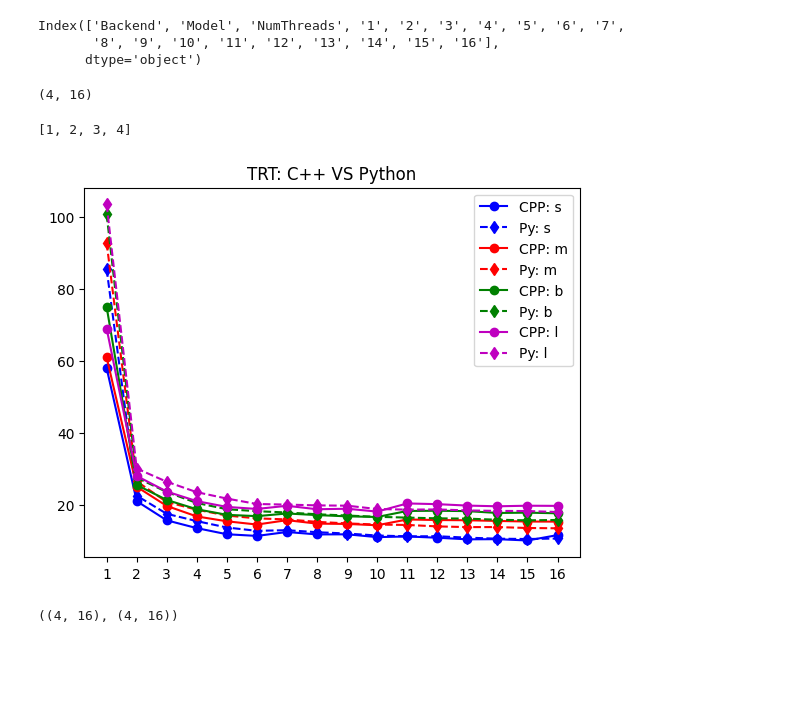
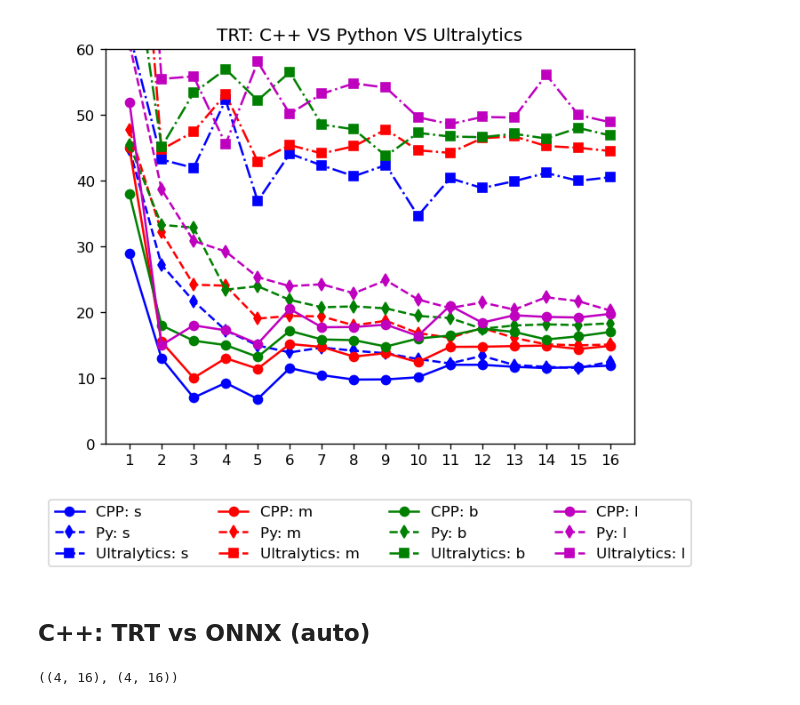
Before and after one commit to avyuga/TRT_vs_ONNX, a Jupyter notebook: analytics.ipynb, the cells around one changed output. Drawn from its saved outputs; the diff is of its cells as text; code cells hidden in the pictures; blank space fills up the shorter version.

Commit message:
updated results & added warmup

```diff
--- a/analytics.ipynb
+++ b/analytics.ipynb
@@ -4,4 +3,7 @@ import pandas as pd
 import matplotlib.pyplot as plt
 # %%
 cpp_data = pd.read_csv("cpp_result.csv")
-py_data = pd.read_csv("python_result.csv")
+py_data = pd.read_csv("python_result.csv", sep=",")
+
+ultralytics_data = pd.read_csv("ultralytics_result.csv")
+ultralytics = ultralytics_data.drop(["Backend", "Model", "NumThreads"], axis=1).to_numpy()
@@ -28,9 +15,3 @@ cpp_trt
-# %%
-cpp_data.columns
-# %% [output]
-Index(['Backend', 'Model', 'NumThreads', '1', '2', '3', '4', '5', '6', '7',
-       '8', '9', '10', '11', '12', '13', '14', '15', '16'],
-      dtype='object')
 # %%
-cpp_models = cpp_trt["Model"]
-cpp = cpp_trt.drop(["Backend", "Model", "NumThreads"], axis=1)
+cpp_trt = cpp_trt.drop(["Backend", "Model", "NumThreads"], axis=1).to_numpy()
+py_trt = py_trt.drop(["Backend", "Model", "NumThreads"], axis=1).to_numpy()
@@ -40,29 +18,24 @@ py = py_trt.drop(["Backend", "Model", "NumThreads"], axis=1)
-# %%
-cpp = cpp.to_numpy()
-py = py.to_numpy()
-
-cpp.shape
-# %% [output]
-(4, 16)
-# %%
-list(range(1, len(cpp[0])+1))
-# %% [output]
-[1, 2, 3, 4]
 # %%
 colors = ["b", "r", "g", "m"]
 labels = ["s", "m", "b", "l"]
-ticks = list(range(1, cpp.shape[1]+1))
+
+ticks = list(range(1, cpp_trt.shape[1]+1))
 for j, (c, lbl) in enumerate(zip(colors, labels)):
-    plt.plot(ticks, cpp[j], f"{c}-o", label=f"CPP: {lbl}")
-    plt.plot(ticks, py[j], f"{c}--d", label=f"Py: {lbl}")
+    plt.plot(ticks, cpp_trt[j], f"{c}-o", label=f"CPP: {lbl}")
+    plt.plot(ticks, py_trt[j], f"{c}--d", label=f"Py: {lbl}")
+    plt.plot(ticks, ultralytics[j], f"{c}-.s", label=f"Ultralytics: {lbl}")
 
-plt.legend()
-plt.title("TRT: C++ VS Python")
+plt.legend(ncols=4, bbox_to_anchor=(0.5,-0.33), loc="lower center")
+plt.title("TRT: C++ VS Python VS Ultralytics")
 plt.xticks(ticks)
 
+plt.gcf().set_dpi(120)
+plt.ylim(0, 60)
 plt.show()
 # %% [output]
-[figure, old version]
+[figure, new version]
+# %% [markdown]
+## C++: TRT vs ONNX (auto)
 # %%
 cpp_trt = cpp_data[cpp_data["Backend"] == "TRT"]
 cpp_onnx = cpp_data[(cpp_data["Backend"] == "ONNX") & (cpp_data["NumThreads"] == -1)]
```
Also changed, not shown: parts of 15 cells of this notebook, 14 other files.
